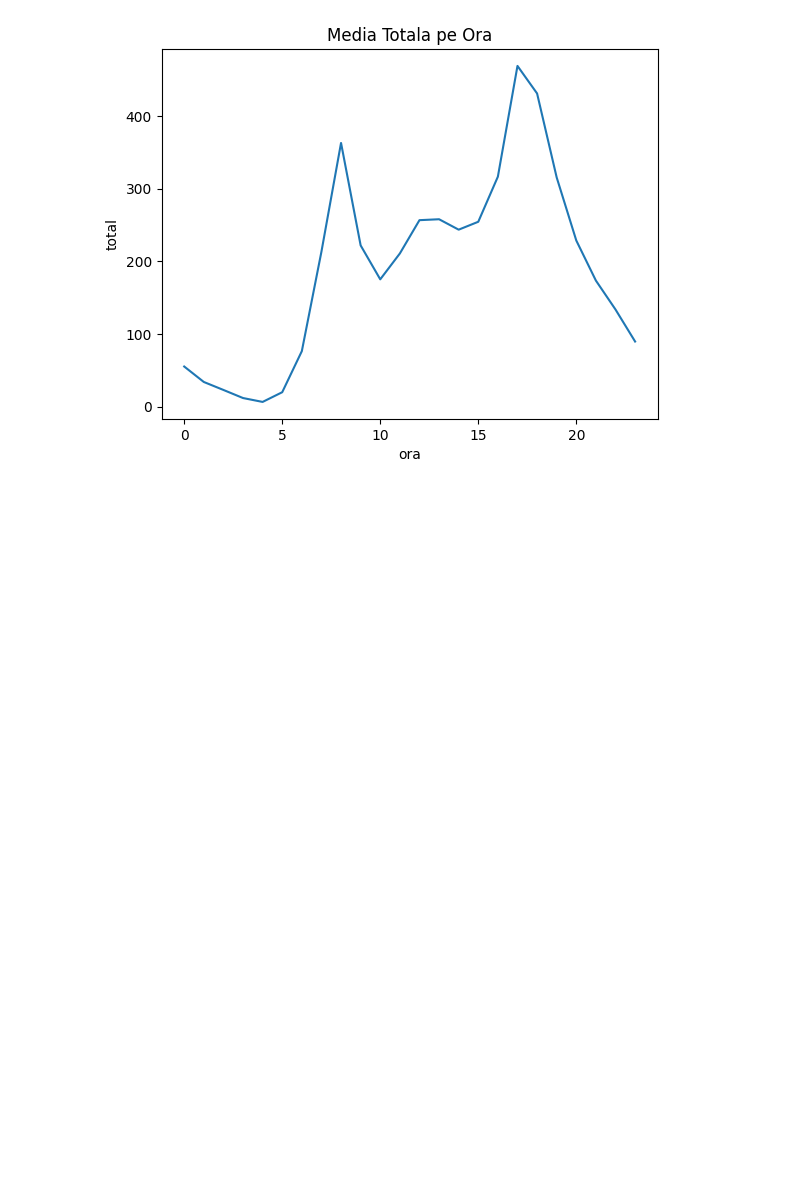
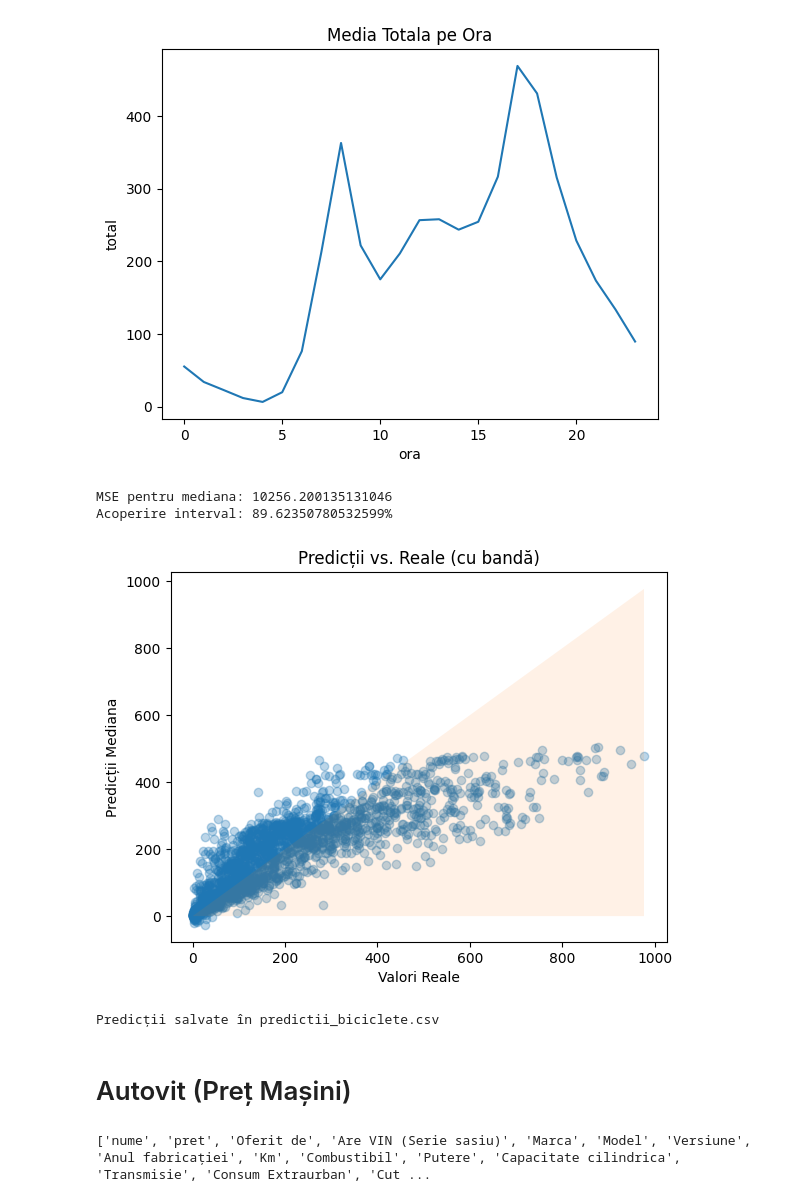
Before and after one commit to denboba/Machine-Learning, a Jupyter notebook: tema/tema1_abdulkadir gobena-denboba.ipynb, the cells around one changed output. Saved outputs shown, nothing was run; the diff lists cells and outputs as text; code cells hidden in the pictures; blank space fills up the shorter version.

Commit message:
BOTH DATAS ARE PROCE..

```diff
--- a/tema/tema1_abdulkadir gobena-denboba.ipynb
+++ b/tema/tema1_abdulkadir gobena-denboba.ipynb
@@ -102,3 +104,36 @@ gbr_high = GradientBoostingRegressor(loss="quantile",alpha=0.95, **params).fit(X
 y_pred_low = gbr_low.predict(X_test)
 y_pred_medium = gbr_medium.predict(X_test)
 y_pred_high = gbr_high.predict(X_test)
+# %%
+#evaluation
+
+mse_med = mean_squared_error(y_test, y_pred_medium)
+print(f'MSE pentru mediana: {mse_med}')
+
+coverage = ((y_test >= y_pred_low) & (y_test <= y_pred_high)).mean()*100
+print(f'Acoperire interval: {coverage}%')
+
+# Vizualizare erori (ca în tutorial PDF)
+plt.scatter(y_test, y_pred_medium, alpha=0.3)
+plt.fill_between([min(y_test), max(y_test)], [min(y_test), max(y_test)], alpha=0.1)
+plt.xlabel('Valori Reale')
+plt.ylabel('Predicții Mediana')
+plt.title('Predicții vs. Reale (cu bandă)')
+plt.show()
+# %% [output]
+MSE pentru mediana: 10256.200135131046
+Acoperire interval: 89.62350780532599%
+[figure, added]
+# %%
+test_features = df_test_ext[features]
+df_test_ext['low'] = gbr_low.predict(test_features)
+df_test_ext['med'] = gbr_medium.predict(test_features)
+df_test_ext['high'] = gbr_high.predict(test_features)
+
+# Salvează rezultate
+df_test_ext[['data_ora', 'low', 'med', 'high']].to_csv('predictii_biciclete.csv', index=False)
+print('Predicții salvate în predictii_biciclete.csv')
+# %% [output]
+Predicții salvate în predictii_biciclete.csv
+# %% [markdown]
+# Autovit (Preț Mașini)
@@ -104,0 +145,9 @@ y_pred_high = gbr_high.predict(X_test)
+# %%
+df_train_auto = pd.read_csv('train_cars_listings.csv')
+df_test_auto = pd.read_csv('val_cars_listings.csv')
+
+# print(df_train_auto.info())
+# print(df_test_auto.describe())
+print(df_train_auto.columns.tolist())
+# %% [output]
+['nume', 'pret', 'Oferit de', 'Are VIN (Serie sasiu)', 'Marca', 'Model', 'Versiune', 'Anul fabricației', 'Km', 'Combustibil', 'Putere', 'Capacitate cilindrica', 'Transmisie', 'Consum Extraurban', 'Cut ...
```
Also changed, not shown: parts of 5 cells of this notebook.
